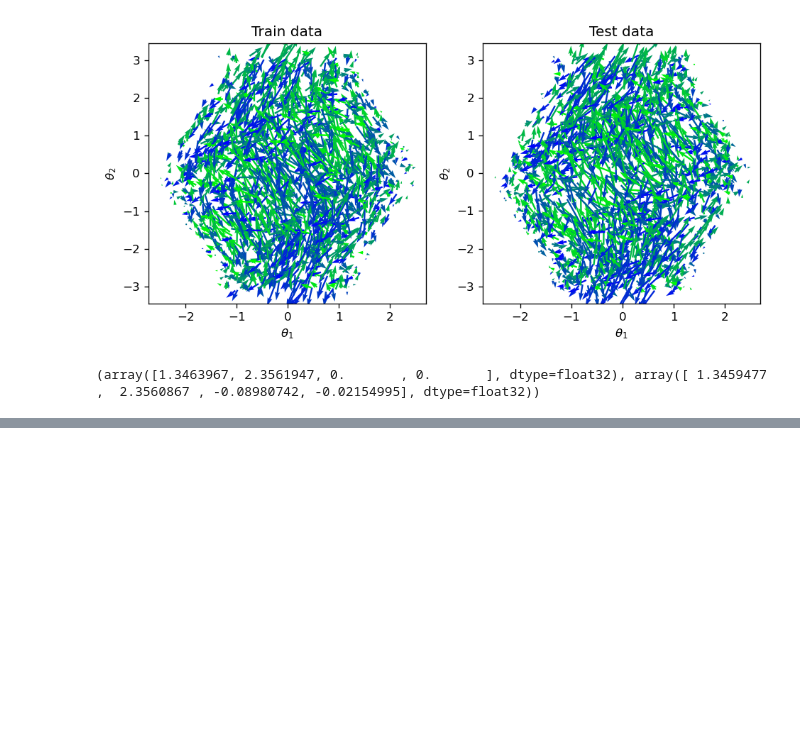
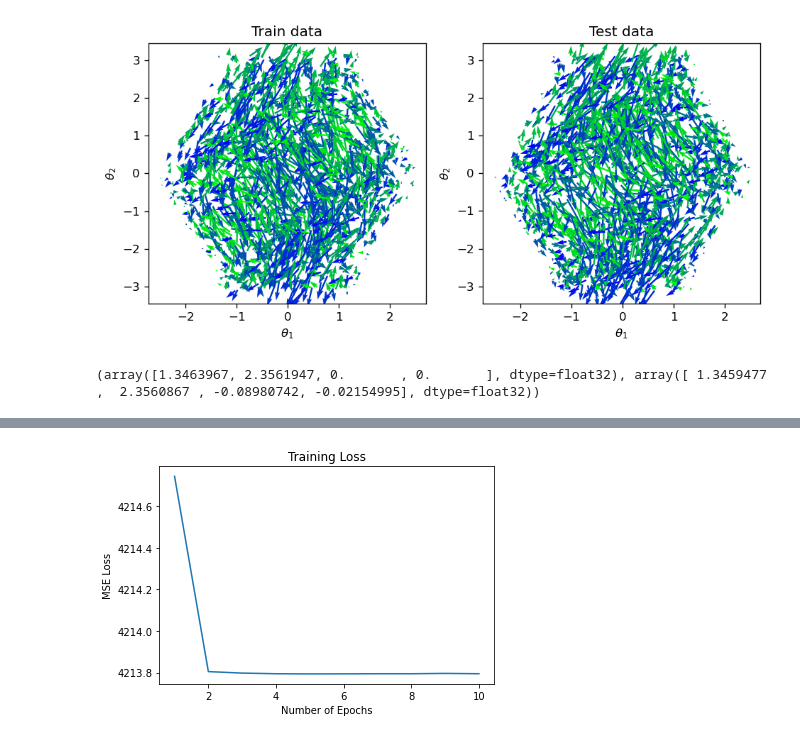
Before and after one commit to gthampak/physinet.io, a Jupyter notebook: BaselineFC.ipynb, the cells around one changed output, grey strips where cells are left out. Saved outputs shown, nothing was run; the diff lists cells and outputs as text; code cells hidden in the pictures; blank space fills up the shorter version.

Commit message:
FC and plots

```diff
--- a/BaselineFC.ipynb
+++ b/BaselineFC.ipynb
@@ -261,0 +264,12 @@ Validation Loss:  tensor(4213.6538, grad_fn=<DivBackward0>)
+# %%
+val_loss = [4214.7446, 4213.8047, 4213.7974, 4213.7944, 4213.7935, 4213.7939, 4213.7944, 4213.7944, 4213.7959, 4213.7944]
+epochs = [1,2,3,4,5,6,7,8,9,10]
+# %%
+plt.plot(epochs, val_loss)
+plt.xlabel("Number of Epochs")
+plt.ylabel("MSE Loss")
+plt.title("Training Loss")
+ax.set_ylim(ymin=0)
+plt.show()
+# %% [output]
+[figure, added]
```
Also changed, not shown: parts of 17 cells of this notebook, 4 other files.
